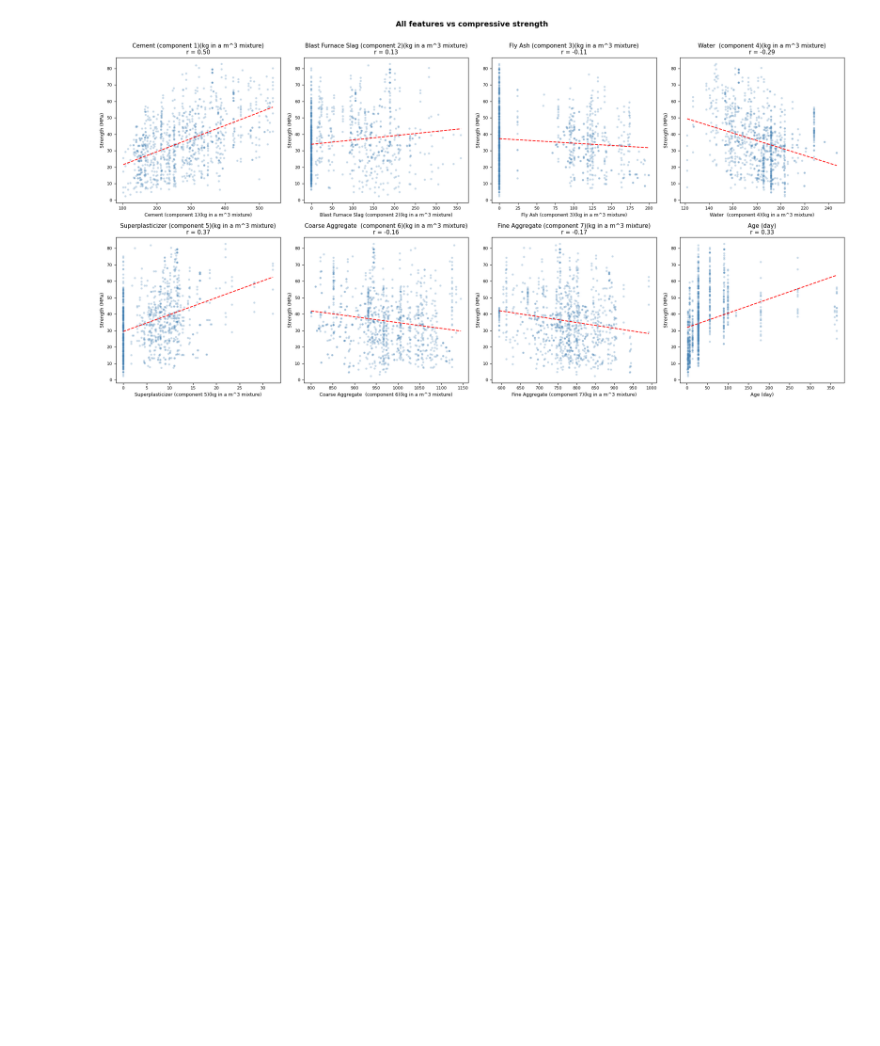
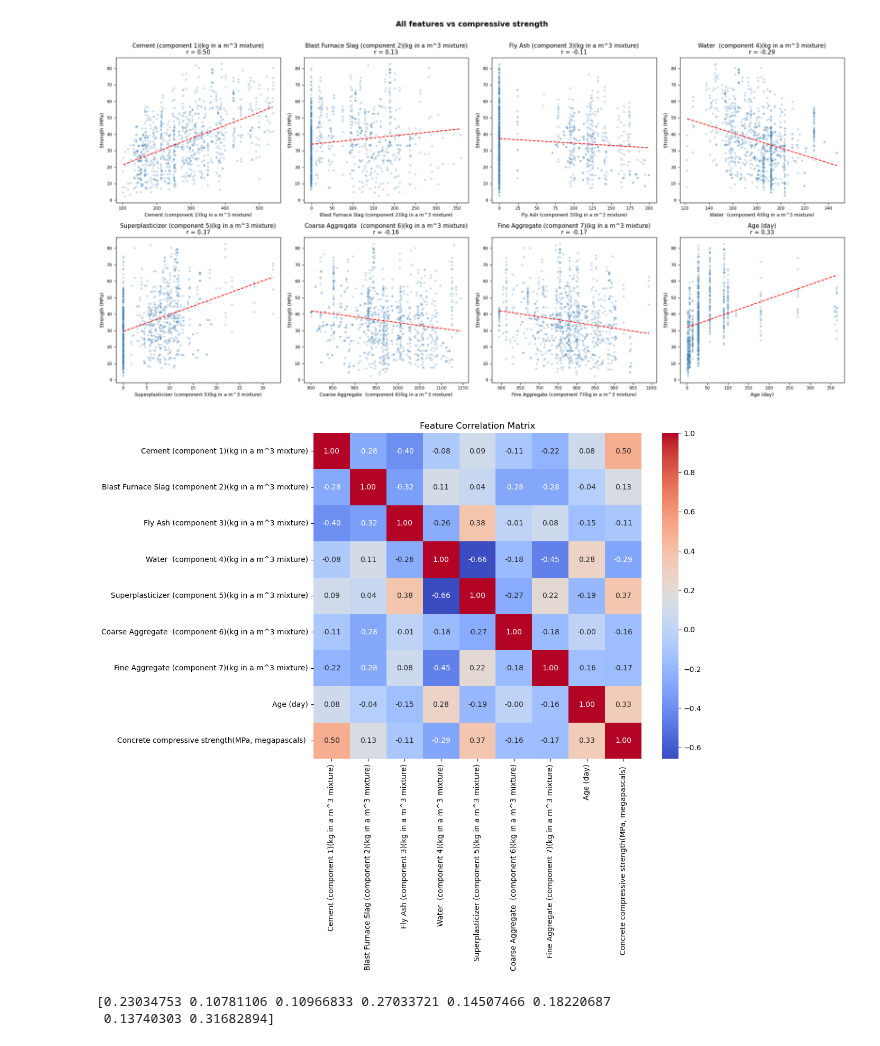
Before and after one commit to Jocund96/Data-to-Design-ML, a Jupyter notebook: S2_Kernel/Week-2-3/00_EDA.ipynb, the cells around one changed output. Saved outputs shown, nothing was run; the diff lists cells and outputs as text; code cells hidden in the pictures; blank space fills up the shorter version.

```diff
--- a/S2_Kernel/Week-2-3/00_EDA.ipynb
+++ b/S2_Kernel/Week-2-3/00_EDA.ipynb
@@ -11,7 +11,7 @@ from sklearn.impute import KNNImputer
 # %% [markdown]
 ### Statistical Analysis of Un-Imputed Data.
 # %%
-df = pd.read_csv(r"D:\Digital Engineering\SuSe26\Project\Datasets\uci_concrete_data.csv")
+df = pd.read_csv(r"../Datasets/uci_concrete_data.csv")
 print(df.isnull().sum())
 
 # raw dataframe before any imputation
@@ -227,3 +227,27 @@ plt.tight_layout()
 plt.show()
 # %% [output]
 [figure]
+# %%
+import seaborn as sns
+
+corr_matrix = df_clean.corr()
+plt.figure(figsize=(10, 8))
+sns.heatmap(corr_matrix, annot=True, fmt=".2f", cmap="coolwarm")
+plt.title("Feature Correlation Matrix")
+plt.show()
+# %% [output]
+[figure, added]
+# %%
+from sklearn.feature_selection import mutual_info_regression
+df = df.dropna()
+df = df.drop_duplicates()
+X = df.drop(columns=["Concrete compressive strength(MPa, megapascals) "])
+
+
+y = df["Concrete compressive strength(MPa, megapascals) "]
+
+mi_scores = mutual_info_regression(X,y)
+print(mi_scores)
+# %% [output]
+[0.23034753 0.10781106 0.10966833 0.27033721 0.14507466 0.18220687
+ 0.13740303 0.31682894]
```
Also changed, not shown: 22 other files.
